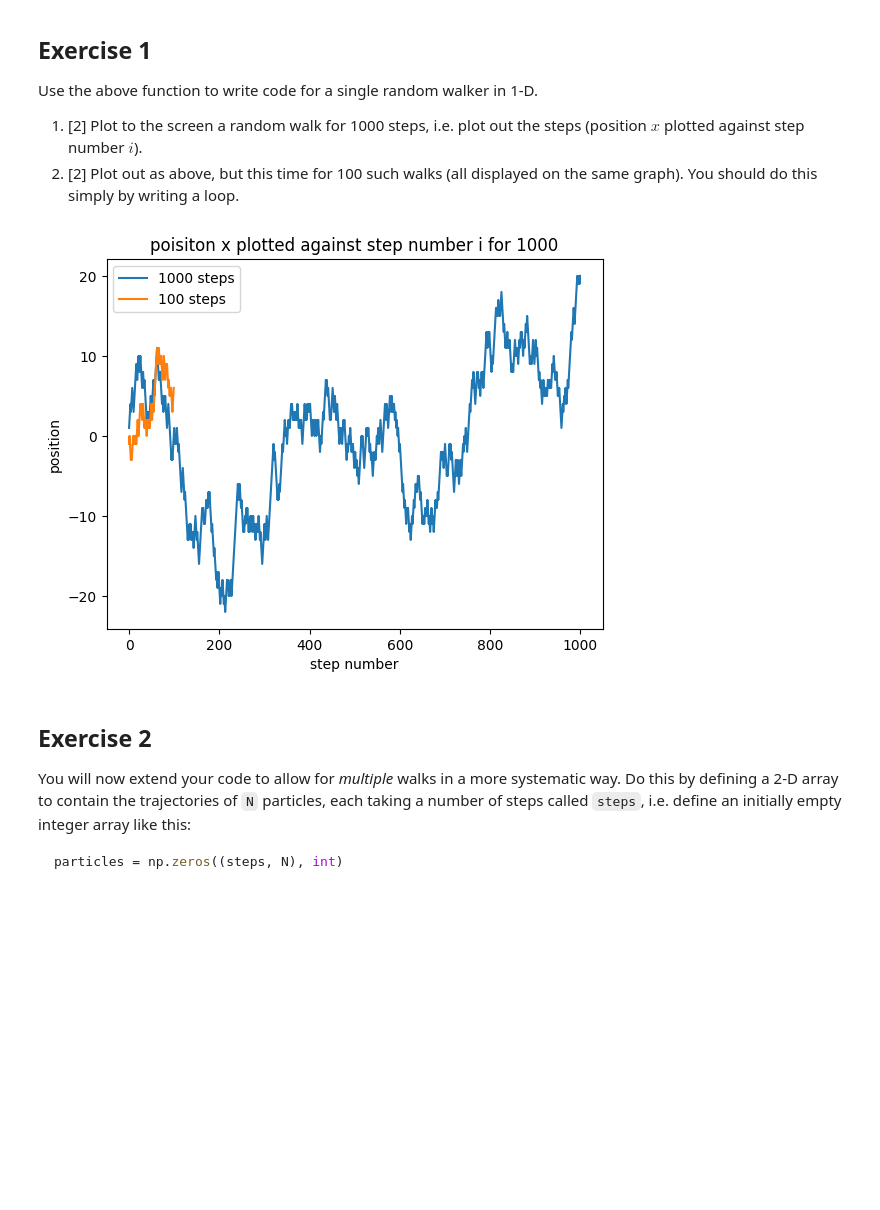
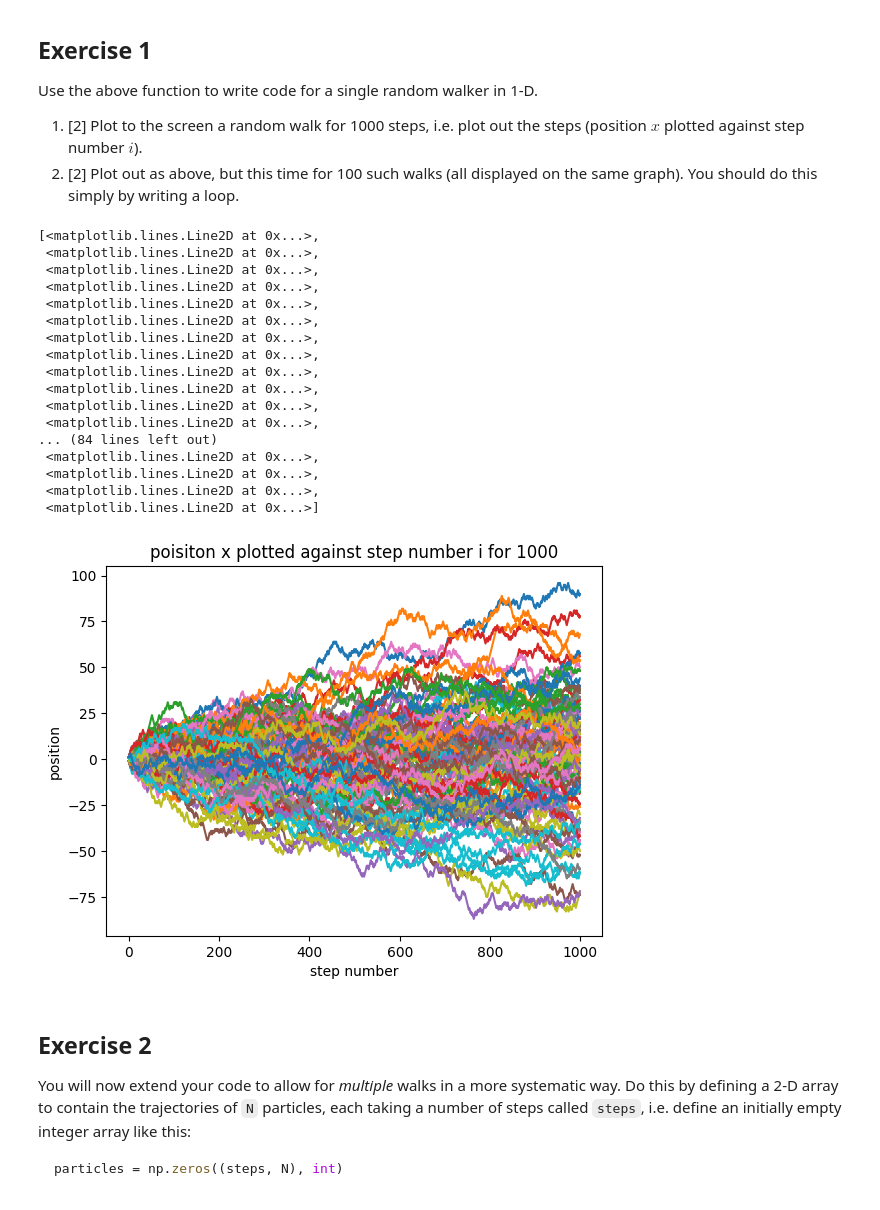
Before and after one commit to PX2145-2025/week-7-b-Anest-Cunliffe, a Jupyter notebook: Random_walk.ipynb, the cells around one changed output. Drawn from its saved outputs; the diff is of its cells as text; code cells hidden in the pictures; blank space fills up the shorter version.

```diff
--- a/Random_walk.ipynb
+++ b/Random_walk.ipynb
@@ -66,23 +66,47 @@ graph). You should do this simply by writing a loop.
 # %%
 import numpy as np
 import matplotlib.pyplot as plt
 from numpy.random import random, seed
-
+N=100
 def walk(steps=1000):
     '''
     steps is the length of the 1-D random walk vector returned
     Vectorised method.
     '''
     x = np.random.choice([-1, 1], size=steps) # random -1 or 1
     x = np.cumsum(x) # cumulative sum
     return x
 x=walk(1000)
+
 plt.plot(x, label='1000 steps')
 plt.xlabel('step number')
 plt.ylabel('position')
 plt.title('poisiton x plotted against step number i for 1000')
+steps=1000
+N=100
+p = np.zeros((steps, N), int)
+for i in range(N):
+  p[:,i]= walk(steps)
+plt.plot(p)
 # %% [output]
+[<matplotlib.lines.Line2D at 0x...>,
+ <matplotlib.lines.Line2D at 0x...>,
+ <matplotlib.lines.Line2D at 0x...>,
+ <matplotlib.lines.Line2D at 0x...>,
+ <matplotlib.lines.Line2D at 0x...>,
+ <matplotlib.lines.Line2D at 0x...>,
+ <matplotlib.lines.Line2D at 0x...>,
+ <matplotlib.lines.Line2D at 0x...>,
+ <matplotlib.lines.Line2D at 0x...>,
+ <matplotlib.lines.Line2D at 0x...>,
+ <matplotlib.lines.Line2D at 0x...>,
+ <matplotlib.lines.Line2D at 0x...>,
+... (84 lines left out)
+ <matplotlib.lines.Line2D at 0x...>,
+ <matplotlib.lines.Line2D at 0x...>,
+ <matplotlib.lines.Line2D at 0x...>,
+ <matplotlib.lines.Line2D at 0x...>]
-[figure, old version]
+[figure, new version]
 # %% [markdown]
 ## Exercise 2
 You will now extend your code to allow for _multiple_ walks in a more systematic way. Do this by defining a 2-D array to contain the trajectories of `N` particles, each taking a number of steps called `steps`, i.e. define an initially empty integer array like this:
```
Also changed, not shown: parts of 5 cells of this notebook.
